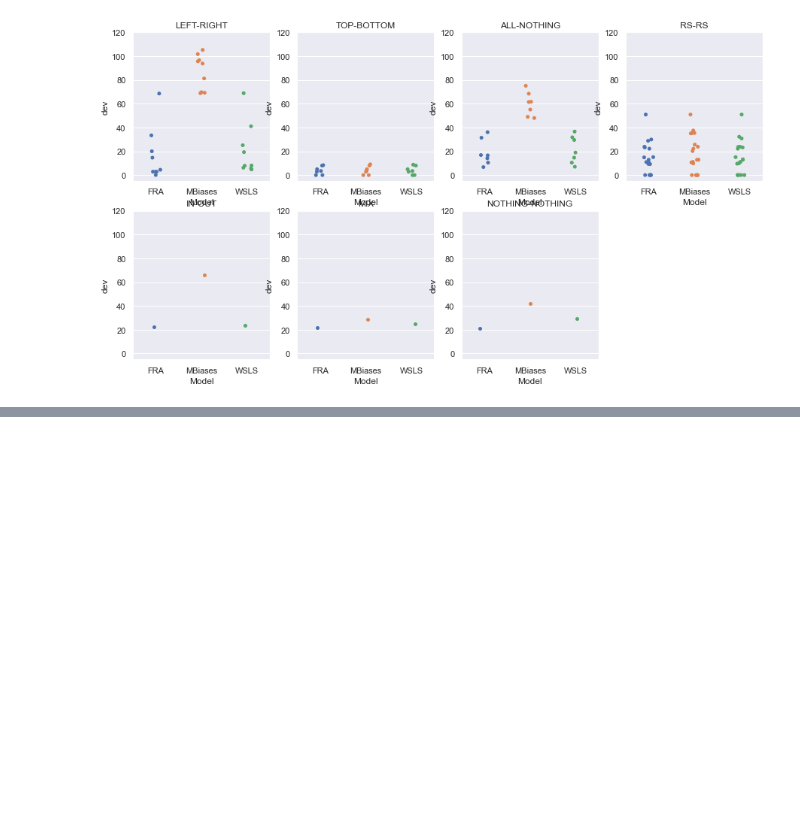
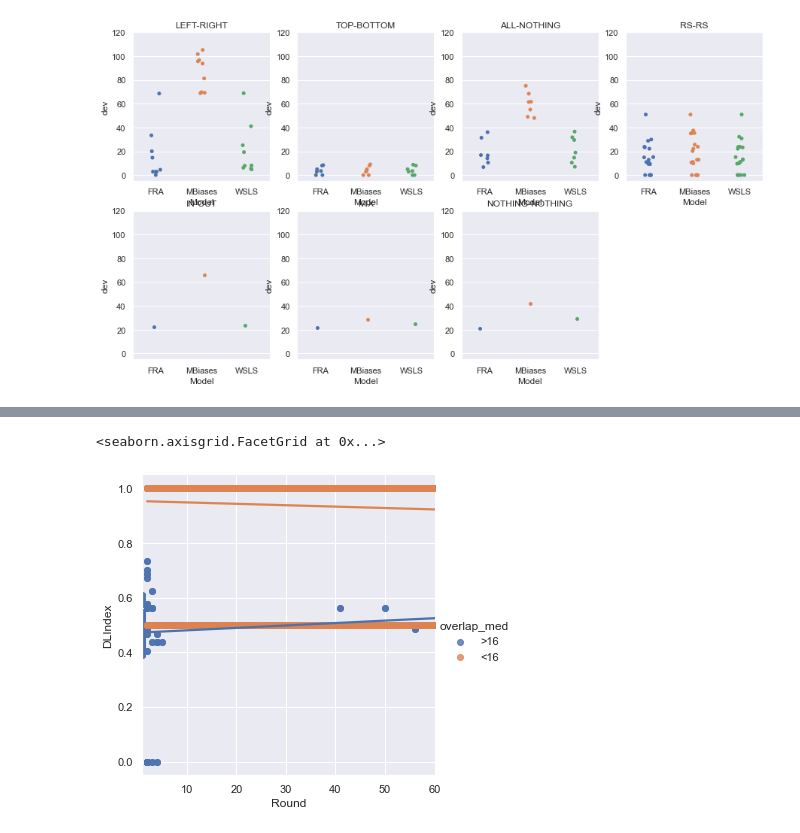
Before and after one commit to Slendercoder/DCL-DataAnalysis, a Jupyter notebook: Python codes/AnalysisSimulations.ipynb, the cells around one changed output, grey strips where cells are left out. Cells and saved outputs as stored; diff of their text form; code cells hidden in the pictures; blank space fills up the shorter version.

```diff
--- a/Python codes/AnalysisSimulations.ipynb
+++ b/Python codes/AnalysisSimulations.ipynb
@@ -93,0 +104,9 @@ plt.show()
+# %%
+df_FR['overlap_med'] = df_FR.Joint > 16
+df_FR['overlap_med'] = np.where(df_FR.Joint == False, '<16', '>16')
+sns.lmplot(x='Round', y='DLIndex',
+           hue='overlap_med', data=df_FR,
+          ci=None, size=5)
+# %% [output]
+<seaborn.axisgrid.FacetGrid at 0x...>
+[figure, added]
```
Also changed, not shown: parts of 7 cells of this notebook, 16 other files.
